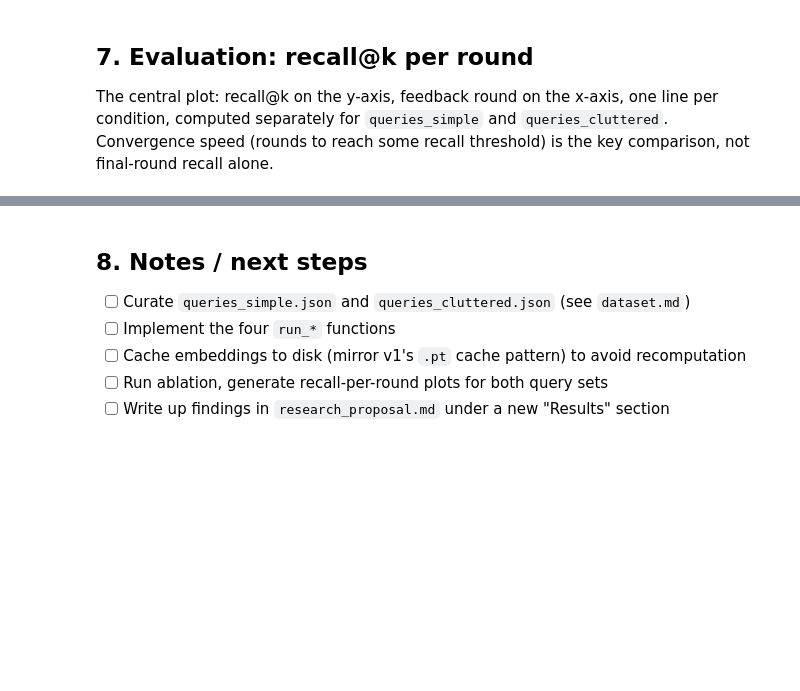
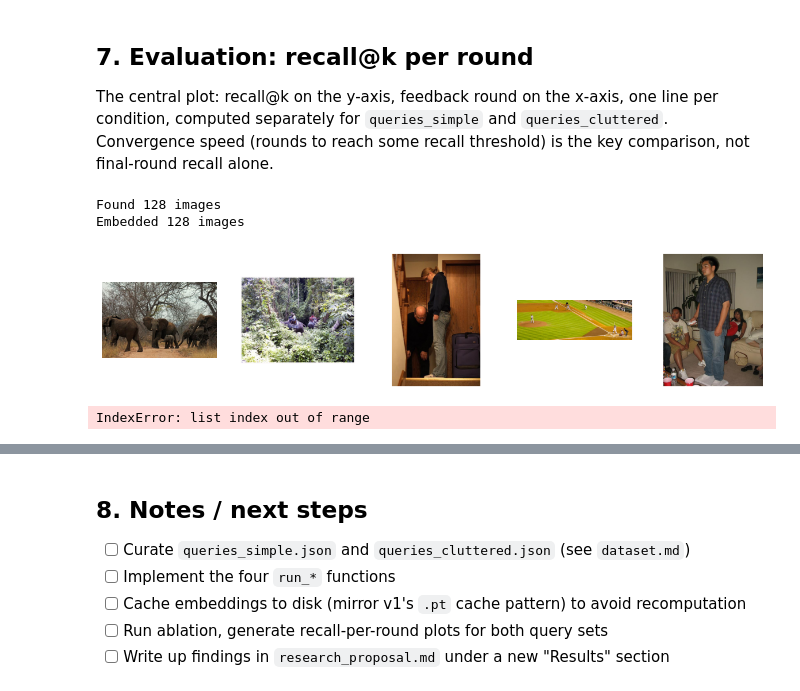
Before and after one commit to ishitakaushik23/adaptive-visual-retrieval, a Jupyter notebook: notebooks/retrieval_v2.ipynb, the cells around one changed output, grey strips where cells are left out. Cells and saved outputs as stored; diff of their text form; code cells hidden in the pictures; blank space fills up the shorter version.

Commit message:
v2: complete query labeling, run initial ablation - recall@k pending verification of baseline/feedback mismatch

```diff
--- a/notebooks/retrieval_v2.ipynb
+++ b/notebooks/retrieval_v2.ipynb
@@ -168,3 +221,50 @@ def plot_recall_per_round(results_by_condition, title):
 
 # TODO: run all four conditions over queries_simple and queries_cluttered,
 # collect recall-per-round, call plot_recall_per_round twice (once per set).
+# %%
+from pathlib import Path
+from PIL import Image
+import matplotlib.pyplot as plt
+
+# --- Load images (same 500-image slice as v1) ---
+images_path = Path("../data/coco128/images/train2017")
+image_files = list(images_path.glob("*.jpg"))
+print(f"Found {len(image_files)} images")
+
+# --- Embed the 500-image subset ---
+image_embeddings = {}
+for path in image_files[:500]:
+    image_embeddings[str(path)] = embed_image(Image.open(path).convert("RGB"))
+print(f"Embedded {len(image_embeddings)} images")
+
+# --- Run a text query through your Section 6 function ---
+query_vec = embed_text("people waling")
+top5 = run_whole_image_baseline(query_vec, image_embeddings, top_k=5)
+
+# --- Display the top-5 images ---
+fig, axes = plt.subplots(1, 5, figsize=(15, 3))
+for ax, path in zip(axes, top5):
+    ax.imshow(Image.open(path))
+    ax.axis("off")
+plt.show()
+# %% [output]
+Found 128 images
+Embedded 128 images
+[figure, added]
+# %%
+sample_path = image_files[201]
+regions = extract_regions(sample_path)
+print(f"Detected {len(regions)} region(s)")
+
+fig, axes = plt.subplots(1, len(regions), figsize=(4 * len(regions), 4))
+if len(regions) == 1:
+    axes = [axes]  # so the loop below works even with just 1 region
+
+for ax, (crop, bbox, conf) in zip(axes, regions):
+    ax.imshow(crop)
+    ax.set_title(f"bbox={bbox}\nconf={conf:.2f}")
+    ax.axis("off")
+plt.tight_layout()
+plt.show()
+# %% [output]
+IndexError: list index out of range
```
Also changed, not shown: parts of 5 cells of this notebook, 8 other files.
